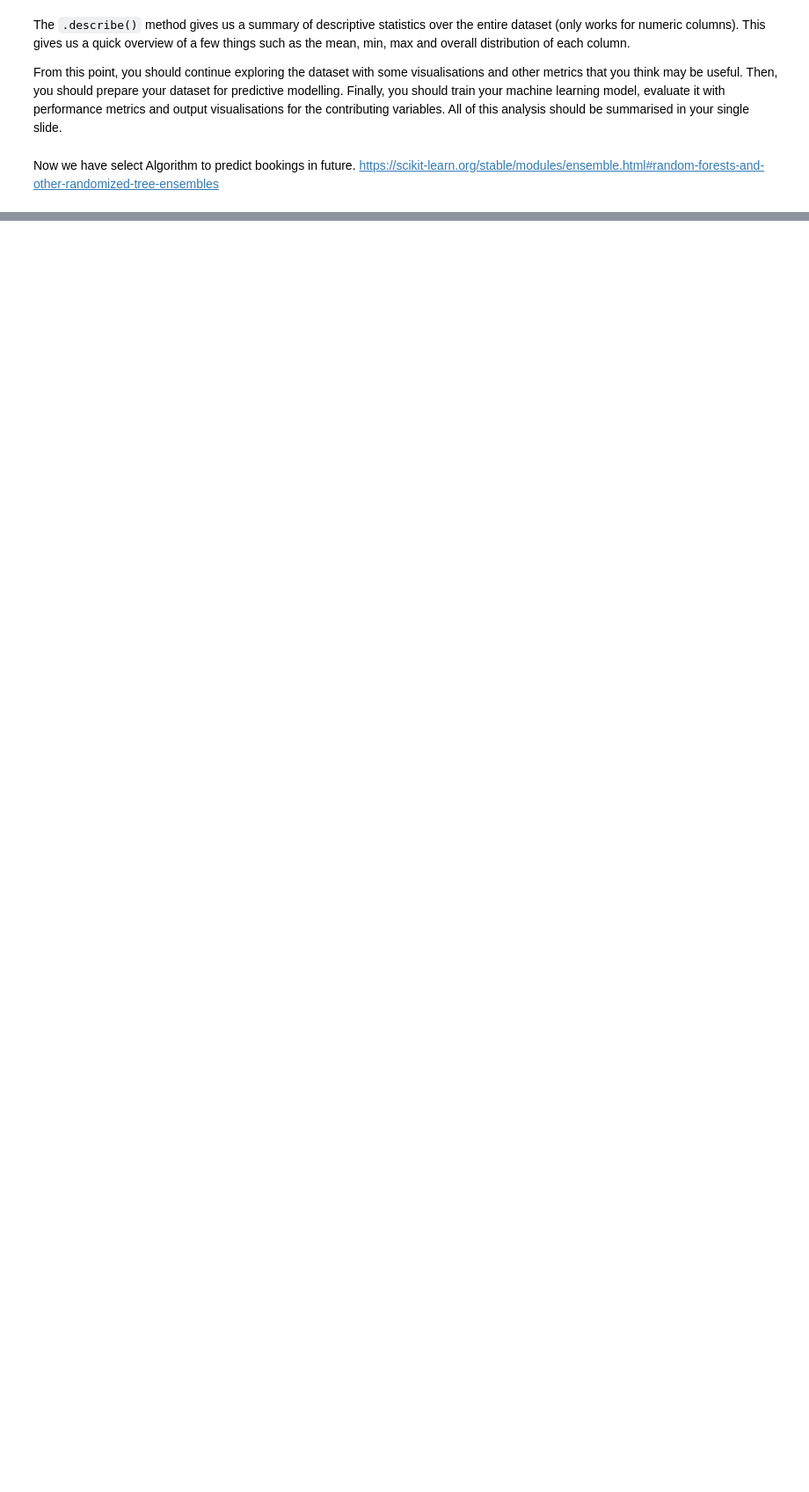
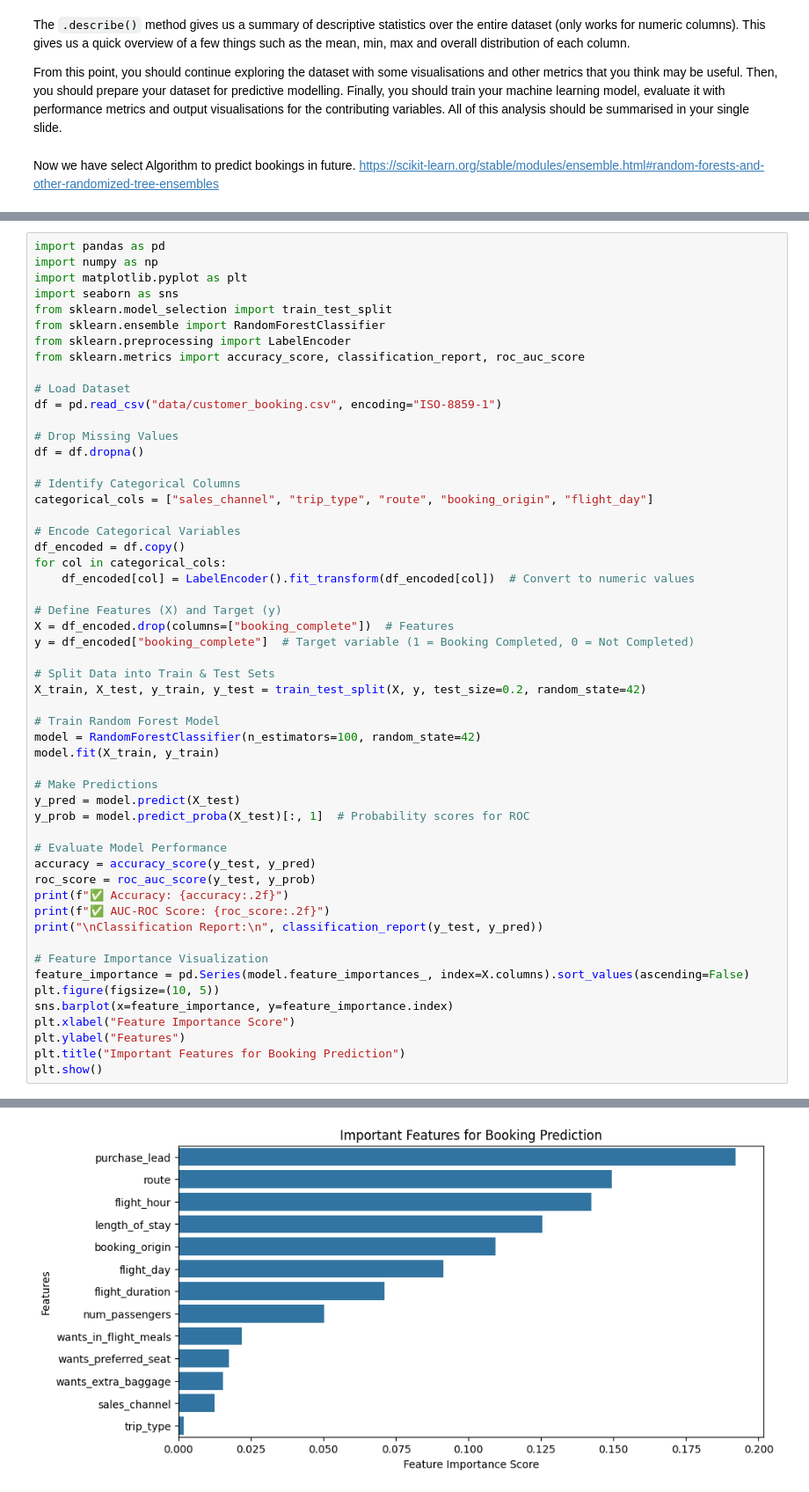
Before and after one commit to jami-manasa/Airlines_data_analysis, a Jupyter notebook: booking_predication.ipynb, the cells around one changed output, grey strips where cells are left out. Shown at 88% size. Drawn from its saved outputs; the diff is of its cells as text; blank space fills up the shorter version.

```diff
--- a/booking_predication.ipynb
+++ b/booking_predication.ipynb
@@ -346,0 +232,55 @@ Passing `palette` without assigning `hue` is deprecated and will be removed in v
+# %%
+import pandas as pd
+import numpy as np
+import matplotlib.pyplot as plt
+import seaborn as sns
+from sklearn.model_selection import train_test_split
+from sklearn.ensemble import RandomForestClassifier
+from sklearn.preprocessing import LabelEncoder
+from sklearn.metrics import accuracy_score, classification_report, roc_auc_score
+
+# Load Dataset
+df = pd.read_csv("data/customer_booking.csv", encoding="ISO-8859-1")
+
+# Drop Missing Values
+df = df.dropna()
+
+# Identify Categorical Columns
+categorical_cols = ["sales_channel", "trip_type", "route", "booking_origin", "flight_day"]
+
+# Encode Categorical Variables
+df_encoded = df.copy()
+for col in categorical_cols:
+    df_encoded[col] = LabelEncoder().fit_transform(df_encoded[col])  # Convert to numeric values
+
+# Define Features (X) and Target (y)
+X = df_encoded.drop(columns=["booking_complete"])  # Features
+y = df_encoded["booking_complete"]  # Target variable (1 = Booking Completed, 0 = Not Completed)
+
+# Split Data into Train & Test Sets
+X_train, X_test, y_train, y_test = train_test_split(X, y, test_size=0.2, random_state=42)
+
+# Train Random Forest Model
+model = RandomForestClassifier(n_estimators=100, random_state=42)
+model.fit(X_train, y_train)
+
+# Make Predictions
+y_pred = model.predict(X_test)
+y_prob = model.predict_proba(X_test)[:, 1]  # Probability scores for ROC
+
+# Evaluate Model Performance
+accuracy = accuracy_score(y_test, y_pred)
+roc_score = roc_auc_score(y_test, y_prob)
+print(f"✅ Accuracy: {accuracy:.2f}")
+print(f"✅ AUC-ROC Score: {roc_score:.2f}")
+print("\nClassification Report:\n", classification_report(y_test, y_pred))
+
+# Feature Importance Visualization
+feature_importance = pd.Series(model.feature_importances_, index=X.columns).sort_values(ascending=False)
+plt.figure(figsize=(10, 5))
+sns.barplot(x=feature_importance, y=feature_importance.index)
+plt.xlabel("Feature Importance Score")
+plt.ylabel("Features")
+plt.title("Important Features for Booking Prediction")
+plt.show()
+# %% [output]
@@ -346,0 +299 @@ Passing `palette` without assigning `hue` is deprecated and will be removed in v
+[figure, added]
```
Also changed, not shown: parts of 13 cells of this notebook.
